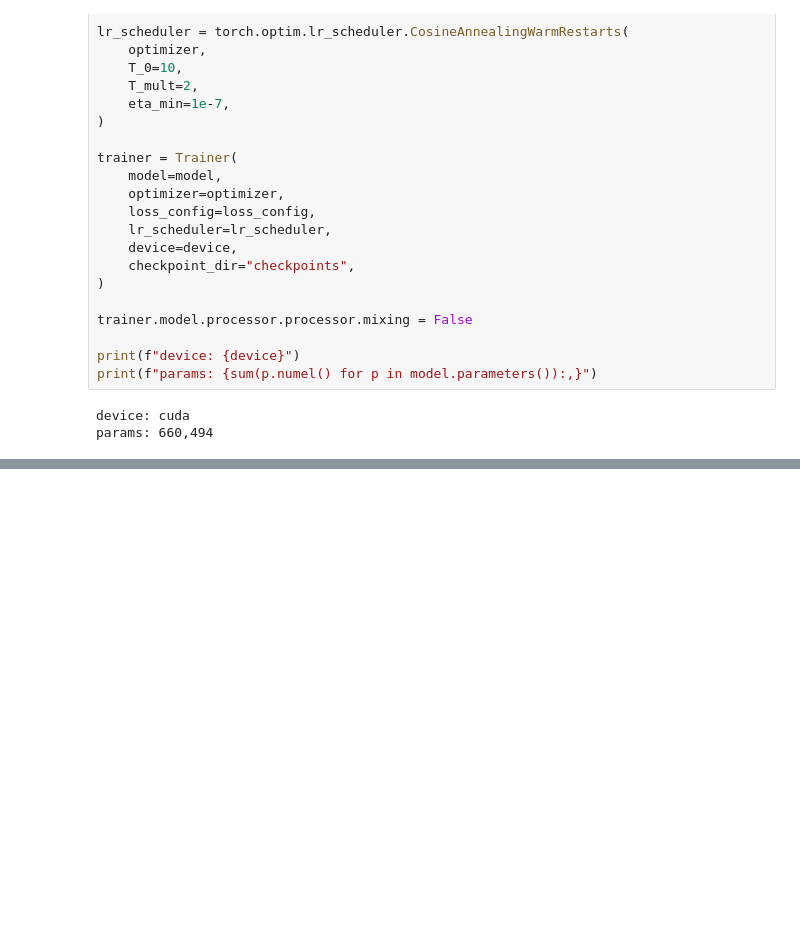
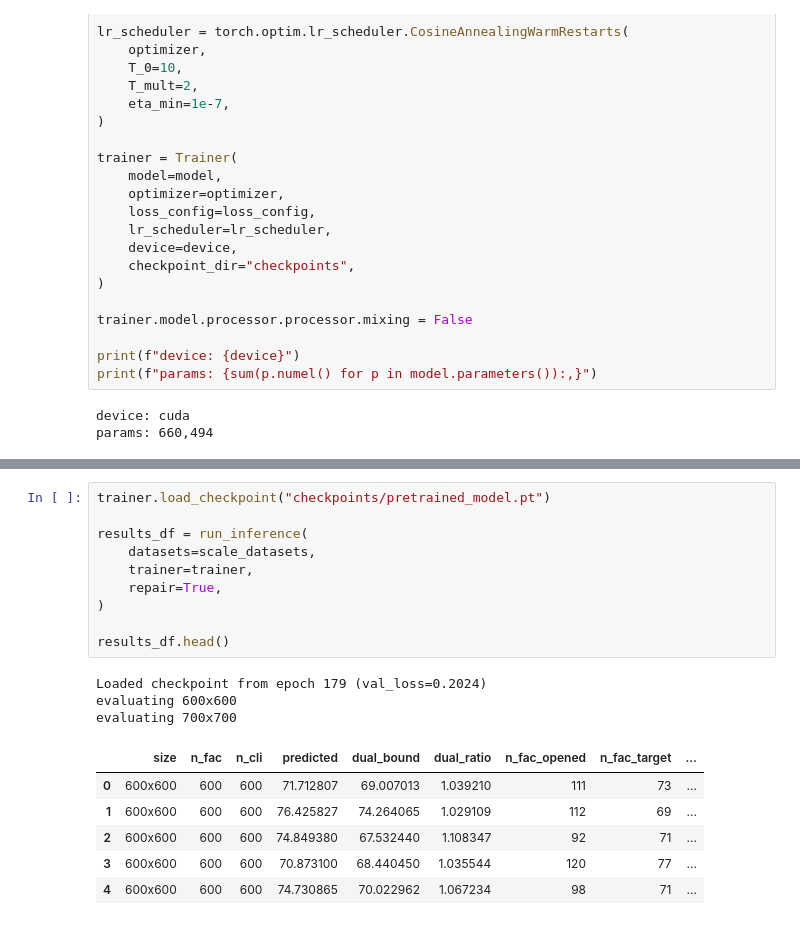
Before and after one commit to Srokusek/FLP-NAR, a Jupyter notebook: notebooks/showcase.ipynb, the cells around one changed output, grey strips where cells are left out. Saved outputs shown, nothing was run; the diff lists cells and outputs as text; blank space fills up the shorter version.

```diff
--- a/notebooks/showcase.ipynb
+++ b/notebooks/showcase.ipynb
@@ -238,0 +250,20 @@ plt.show()
+# %%
+trainer.load_checkpoint("checkpoints/pretrained_model.pt")
+
+results_df = run_inference(
+    datasets=scale_datasets,
+    trainer=trainer,
+    repair=True,
+)
+
+results_df.head()
+# %% [output]
+Loaded checkpoint from epoch 179 (val_loss=0.2024)
+evaluating 600x600
+evaluating 700x700
+|  | size | n_fac | n_cli | predicted | dual_bound | dual_ratio | n_fac_opened | n_fac_target | ... |
+| 0 | 600x600 | 600 | 600 | 71.712807 | 69.007013 | 1.039210 | 111 | 73 | ... |
+| 1 | 600x600 | 600 | 600 | 76.425827 | 74.264065 | 1.029109 | 112 | 69 | ... |
+| 2 | 600x600 | 600 | 600 | 74.849380 | 67.532440 | 1.108347 | 92 | 71 | ... |
+| 3 | 600x600 | 600 | 600 | 70.873100 | 68.440450 | 1.035544 | 120 | 77 | ... |
+| 4 | 600x600 | 600 | 600 | 74.730865 | 70.022962 | 1.067234 | 98 | 71 | ... |
```
Also changed, not shown: parts of 8 cells of this notebook.
